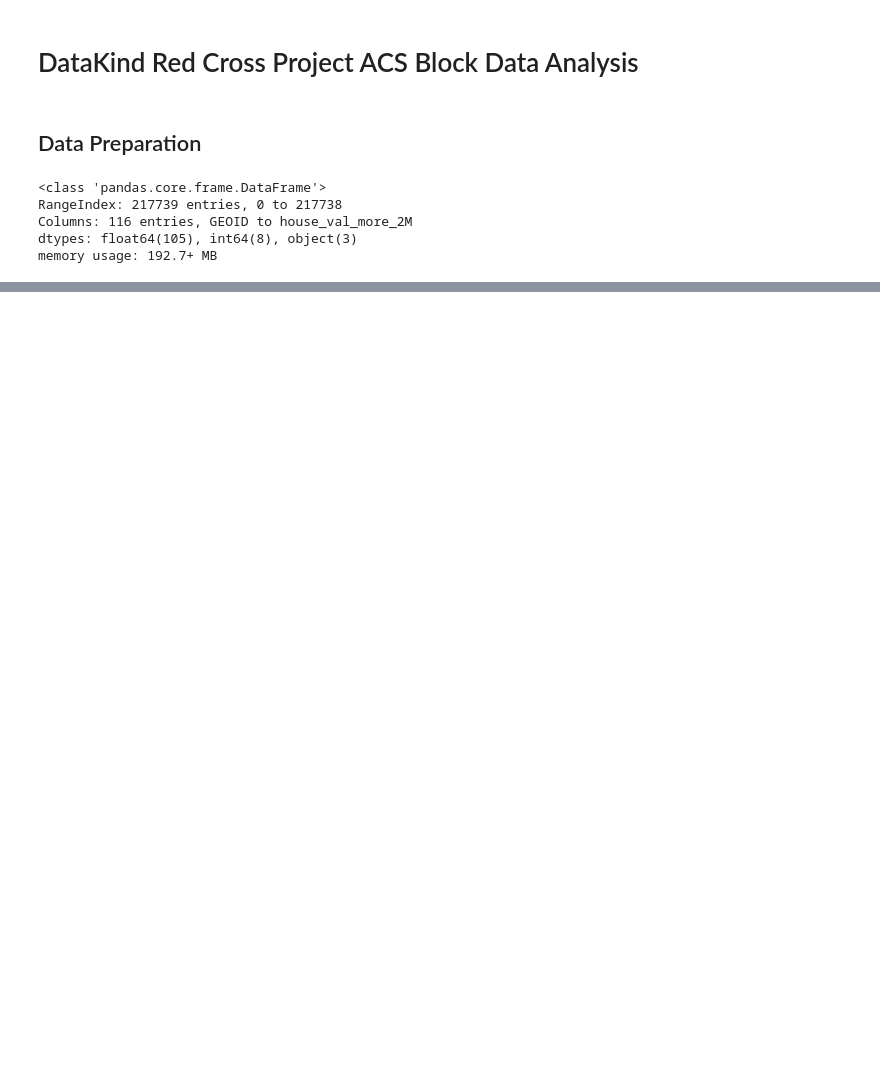
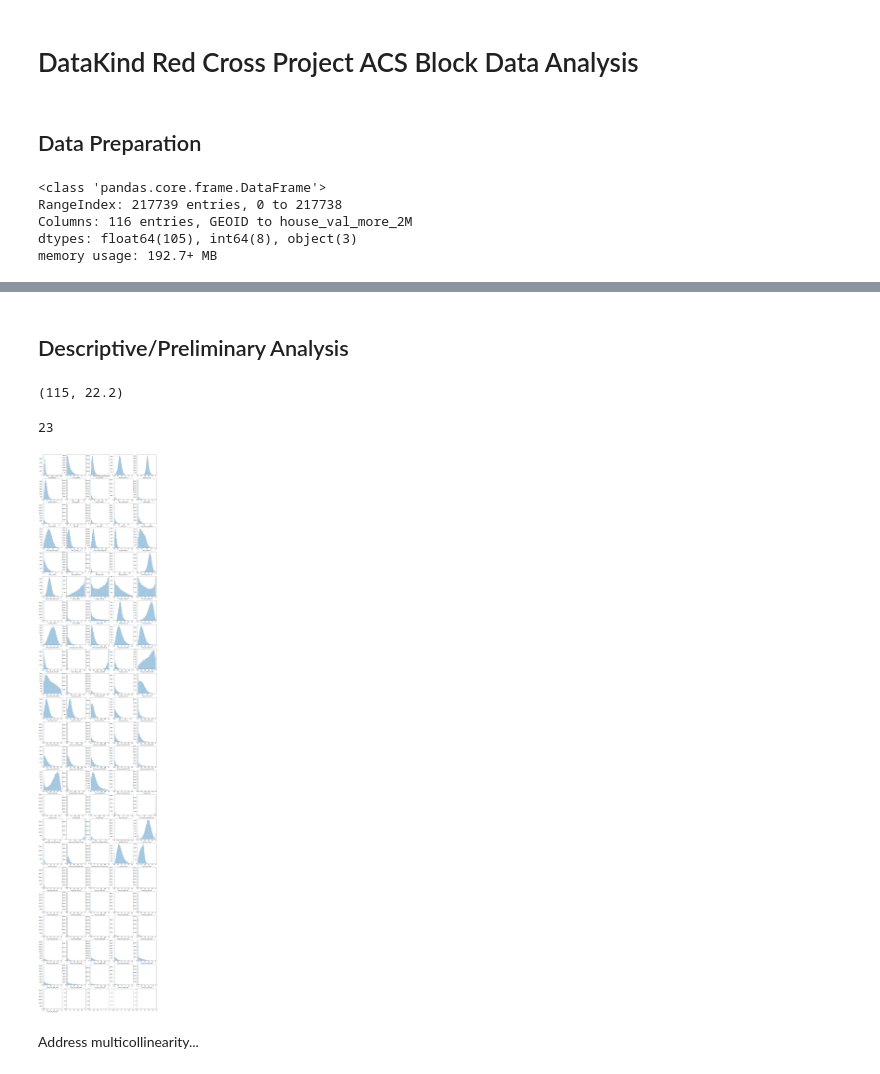
Before and after one commit to DataKind-DC/rcp2, a Jupyter notebook: notebooks/ACS_block_master.ipynb, the cells around one changed output, grey strips where cells are left out. Drawn from its saved outputs; the diff is of its cells as text; code cells hidden in the pictures; blank space fills up the shorter version.

Commit message:
eda + vif analysis

```diff
--- a/notebooks/ACS_block_master.ipynb
+++ b/notebooks/ACS_block_master.ipynb
@@ -133,0 +147,6 @@ Name: sum_of_age_brackets, dtype: float64
+# %%
+# Thanks to Ian for this code.
+for col in acs_block_4_states_df.columns:
+    if  (col.find('tot') != -1) & (col != 'tot_population'):
+        # normalize total columns
+        acs_block_4_states_df[col] = acs_block_4_states_df[col] / acs_block_4_states_df['tot_population']
@@ -133,0 +155,2 @@ Name: sum_of_age_brackets, dtype: float64
+# %%
+acs_block_4_states_df = acs_block_4_states_df.drop(columns = ['in_poverty'])
@@ -133,0 +159,2 @@ Name: sum_of_age_brackets, dtype: float64
+# %%
+acs_block_4_states_df['age_pct_under25'] = 1 - (acs_block_4_states_df.age_pct_25_64 + acs_block_4_states_df.age_pct_over65)
@@ -133,0 +189,24 @@ Name: sum_of_age_brackets, dtype: float64
+# %% [markdown]
+## Descriptive/Preliminary Analysis
+# %%
+acs_block_4_states_df.shape[1], (acs_block_4_states_df.shape[1] - 4) / 5
+# %% [output]
+(115, 22.2)
+# %%
+no_of_cols = 5
+no_of_rows = math.ceil((acs_block_4_states_df.shape[1] - 4) / no_of_cols)
+print(no_of_rows)
+# %% [output]
+23
+# %%
+fig, axs = plt.subplots(no_of_rows, no_of_cols, figsize = [20, 100])
+for i in range(no_of_rows):
+    for j in range(no_of_cols):
+        c = (i * no_of_cols) + j + 4
+        if c < acs_block_4_states_df.shape[1]:
+            sns.distplot(acs_block_4_states_df.iloc[:, c].dropna(), kde = False, ax = axs[i, j])
+plt.savefig('../../data/acs_block_col_dist')
+# %% [output]
+[figure, added]
+# %% [markdown]
+Address multicollinearity...
```
Also changed, not shown: parts of 38 cells of this notebook, 1 other file.
